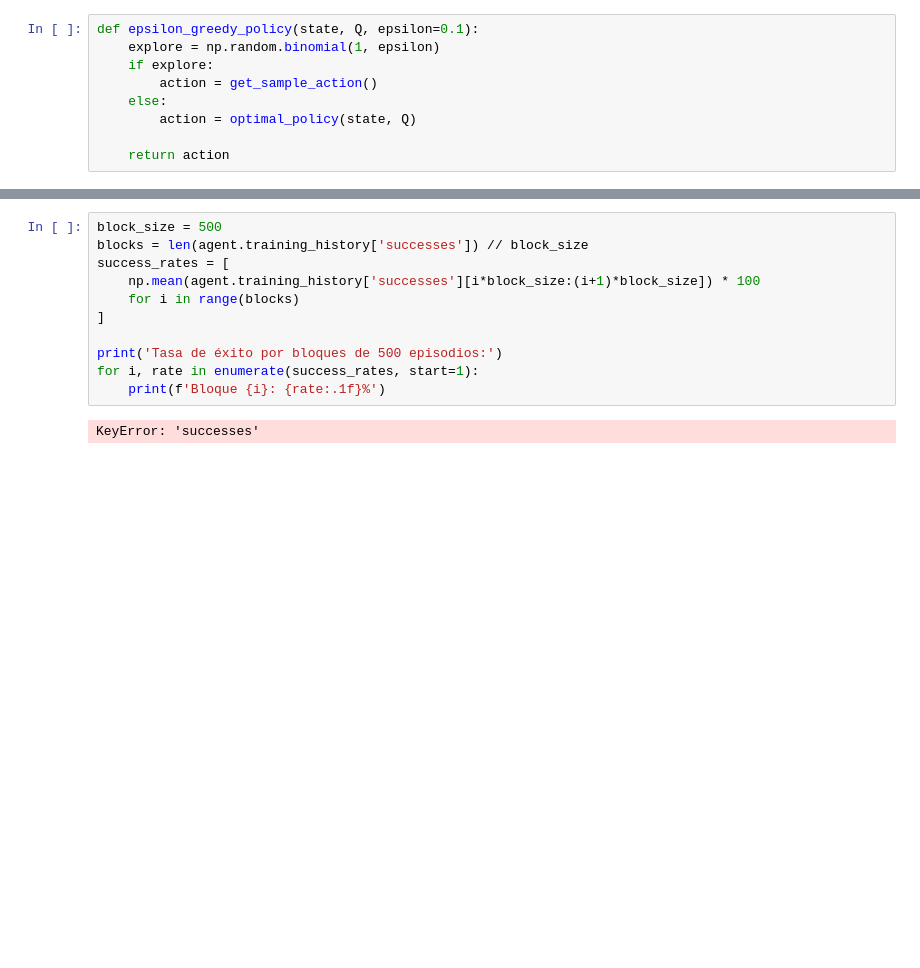
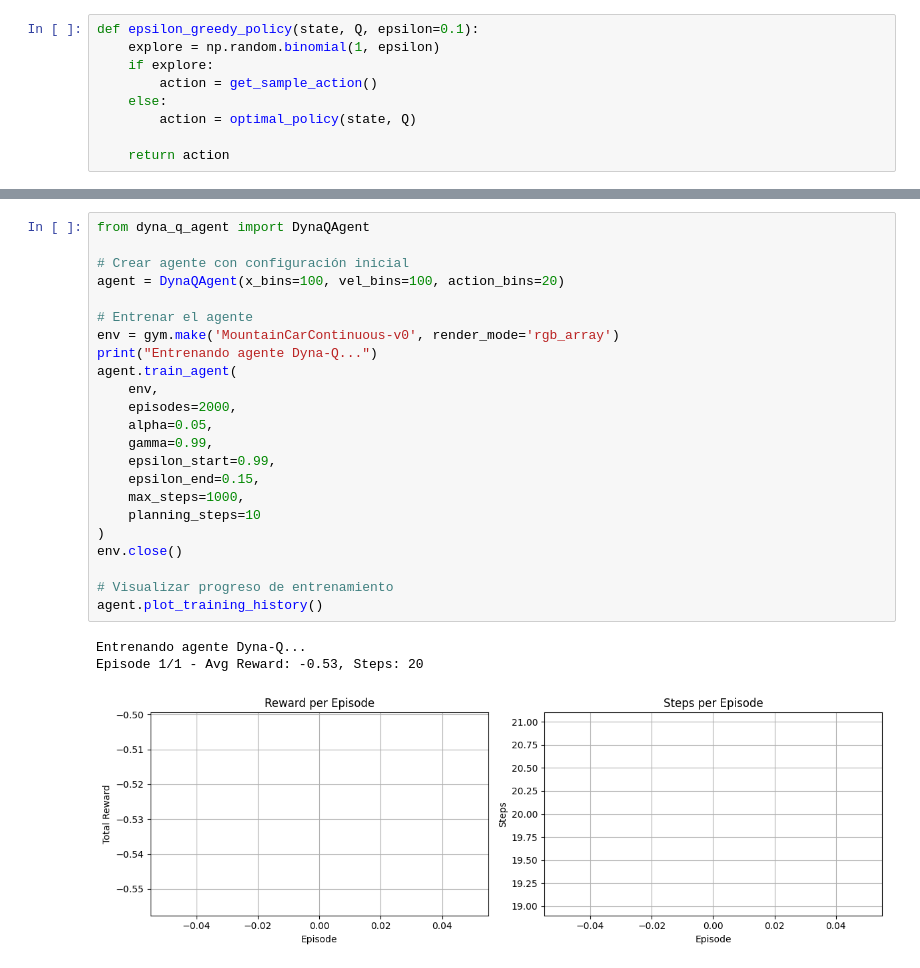
Before and after one commit to Martinabz/Obligatorio-IA-Abzaradel-Olaso-282958-281981-, a Jupyter notebook: Obligatorio Marzo 2026/MountainCarContinuous/continuous_mountain_car.ipynb, the cells around one changed output, grey strips where cells are left out. Cells and saved outputs as stored; diff of their text form; blank space fills up the shorter version.

Commit message:
Implementacion y primer train de DynaQ

```diff
--- a/Obligatorio Marzo 2026/MountainCarContinuous/continuous_mountain_car.ipynb
+++ b/Obligatorio Marzo 2026/MountainCarContinuous/continuous_mountain_car.ipynb
@@ -178,13 +173,27 @@ Episode 8000/8000 - Avg Reward: -16.80, Steps: 3000
-# %%
-block_size = 500
-blocks = len(agent.training_history['successes']) // block_size
-success_rates = [
-    np.mean(agent.training_history['successes'][i*block_size:(i+1)*block_size]) * 100
-    for i in range(blocks)
-]
-
-print('Tasa de éxito por bloques de 500 episodios:')
-for i, rate in enumerate(success_rates, start=1):
-    print(f'Bloque {i}: {rate:.1f}%')
-# %% [output]
-KeyError: 'successes'
+# %%
+from dyna_q_agent import DynaQAgent
+
+# Crear agente con configuración inicial
+agent = DynaQAgent(x_bins=100, vel_bins=100, action_bins=20)
+
+# Entrenar el agente
+env = gym.make('MountainCarContinuous-v0', render_mode='rgb_array')
+print("Entrenando agente Dyna-Q...")
+agent.train_agent(
+    env,
+    episodes=2000,
+    alpha=0.05,
+    gamma=0.99,
+    epsilon_start=0.99,
+    epsilon_end=0.15,
+    max_steps=1000,
+    planning_steps=10
+)
+env.close()
+
+# Visualizar progreso de entrenamiento
+agent.plot_training_history()
+# %% [output]
+Entrenando agente Dyna-Q...
+Episode 1/1 - Avg Reward: -0.53, Steps: 20
+[figure, added]
```
Also changed, not shown: parts of 2 cells of this notebook, 1 other file.
